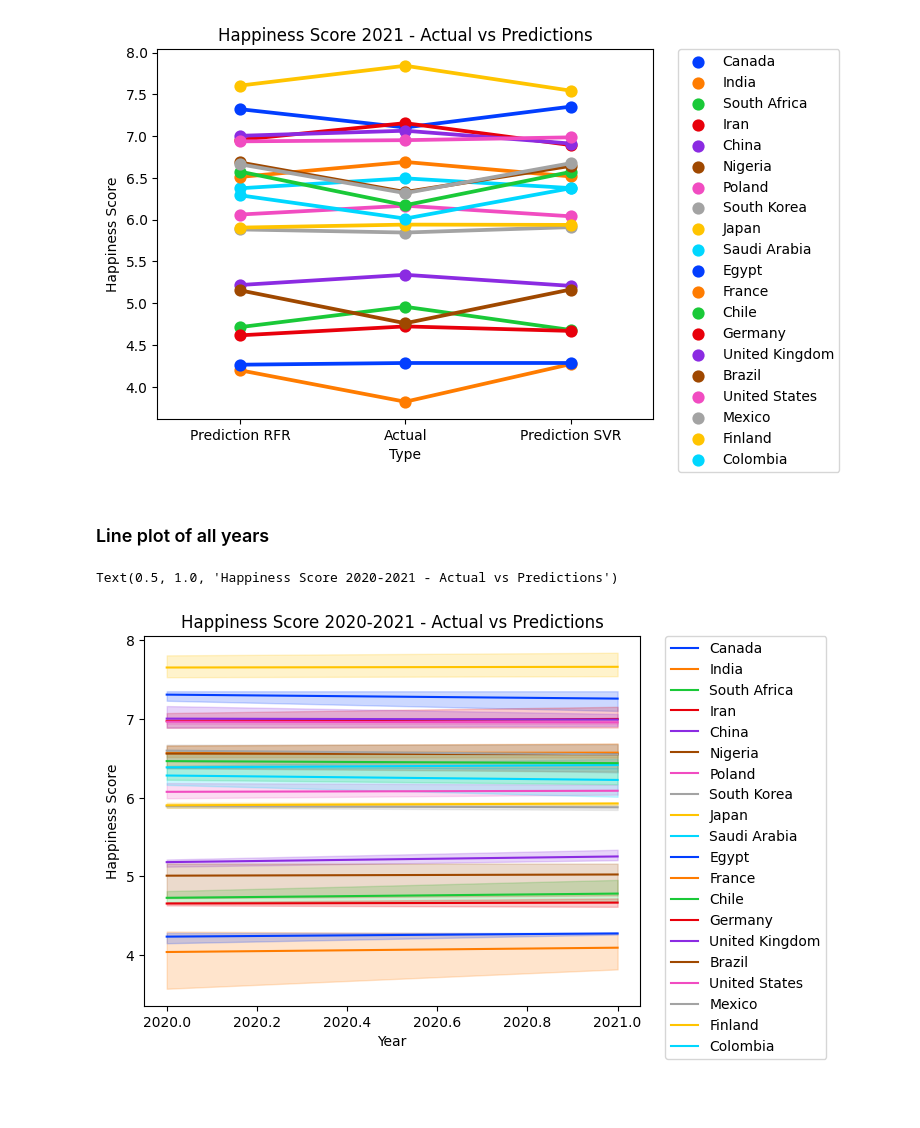
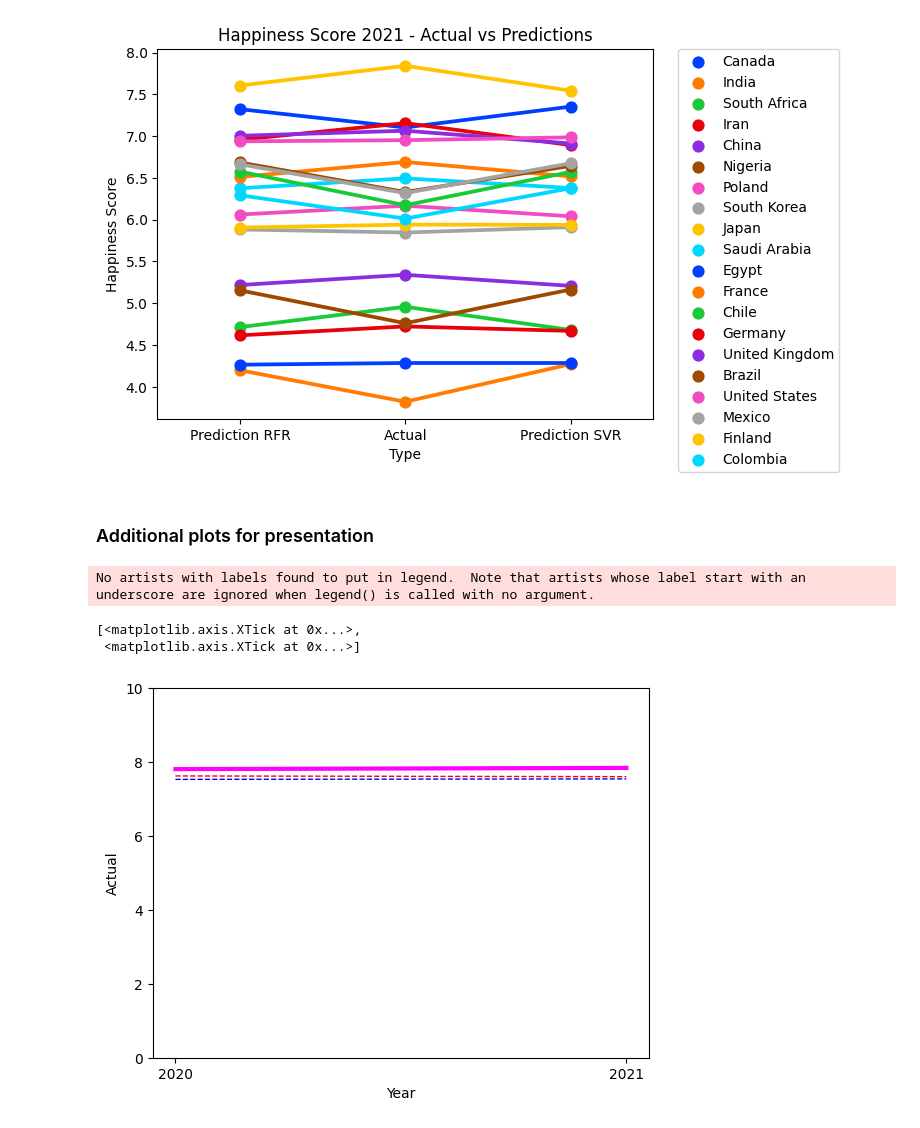
Before and after one commit to thirdcoffee/predicting-world-happiness, a Jupyter notebook: notebooks/predictor.ipynb, the cells around one changed output. Saved outputs shown, nothing was run; the diff lists cells and outputs as text; code cells hidden in the pictures; blank space fills up the shorter version.

Commit message:
Final commit with final plot

```diff
--- a/notebooks/predictor.ipynb
+++ b/notebooks/predictor.ipynb
@@ -660,12 +660,30 @@ plt.set_title('Happiness Score 2021 - Actual vs Predictions')
 # %% [output]
 Text(0.5, 1.0, 'Happiness Score 2021 - Actual vs Predictions')
 [figure]
-# %% [markdown]
-### Line plot of all years
-# %%
-plt = sns.lineplot(data=plot_frame, x='Year', y='Happiness Score', hue='Country', errorbar=("pi", 100), palette='bright')
-plt.legend(bbox_to_anchor=(1.05, 1), loc=2, borderaxespad=0.)
-plt.set_title('Happiness Score 2020-2021 - Actual vs Predictions')
-# %% [output]
-Text(0.5, 1.0, 'Happiness Score 2020-2021 - Actual vs Predictions')
-[figure, removed]
+# %% [markdown]
+### Additional plots for presentation
+# %%
+plot_frame_line = plot_frame.loc[plot_frame['Country'].isin(["Finland"])].copy()
+plot_frame_line = plot_frame_line.pivot_table(index='Year', columns='Type', values='Happiness Score', aggfunc='mean')
+#plot_frame_line
+# %%
+#plt = sns.lineplot(data=plot_frame_line, x='Year', y='Actual', palette='bright', hue='Country')
+plt.legend(bbox_to_anchor=(1.05, 1), loc=2, borderaxespad=0.)
+plt.set_title('Happiness Score 2020-2021 - Actual vs Predictions')
+
+plt = sns.lineplot(x = 'Year', y = 'Actual', data=plot_frame_line, color='magenta', lw=3)
+plt = sns.lineplot(x = 'Year', y = 'Prediction RFR', data=plot_frame_line, color='r', lw=1, ls='--')
+plt = sns.lineplot(x = 'Year', y = 'Prediction SVR', data=plot_frame_line, color='b', lw=1, ls='--')
+plt.set_yticks([0, 2, 4, 6, 8, 10])
+plt.set_xticks([2020, 2021])
+#xticks = plt.xaxis.get_major_ticks()
+#for i in range(2, len(xticks)-2):
+#    xticks[i].label1.set_visible(False)
+#plt.set_yticklabels(['0', '2', '4', '6', '8', '10'])
+#plt.legend(labels=['Actual','Prediction RFR','Prediction SVR'])
+#plt.legend(labels=['x_1','y_1'], facecolor='white')
+# %% [output]
+No artists with labels found to put in legend.  Note that artists whose label start with an underscore are ignored when legend() is called with no argument.
+[<matplotlib.axis.XTick at 0x...>,
+ <matplotlib.axis.XTick at 0x...>]
+[figure, added]
```
Also changed, not shown: 2 other files.
